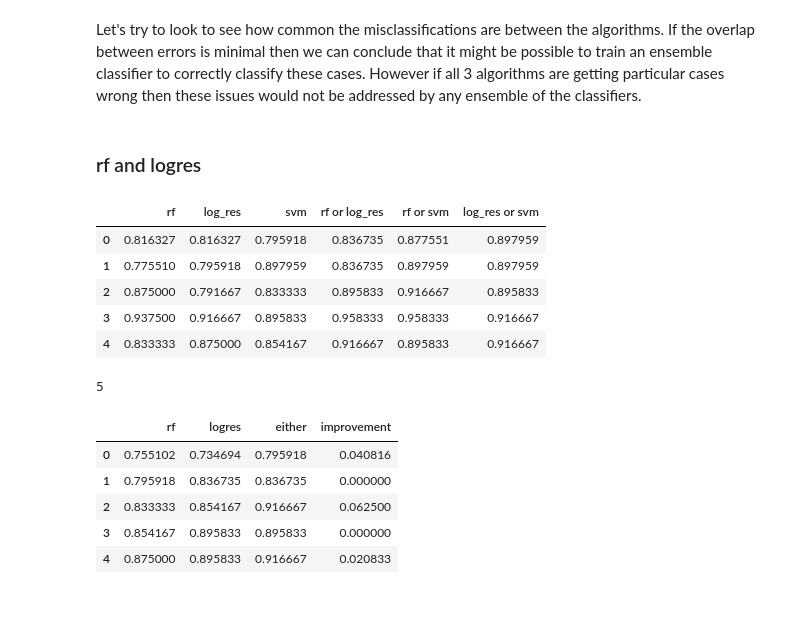
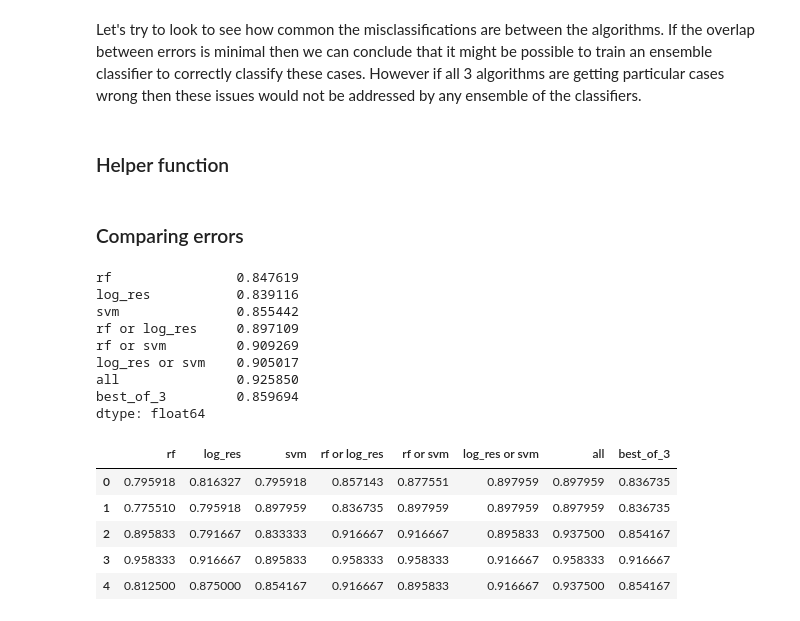
Before and after one commit to FredrickMMartin/Heart-Disease-Prediction, a Jupyter notebook: Write_up_Classifying.ipynb, the cells around one changed output. Cells and saved outputs as stored; diff of their text form; code cells hidden in the pictures.

```diff
--- a/Write_up_Classifying.ipynb
+++ b/Write_up_Classifying.ipynb
@@ -733,7 +733,7 @@ Secondly, the ratios and products are more prominent for the log_res and svm mod
 Let's try to look to see how common the misclassifications are between the algorithms.
 If the overlap between errors is minimal then we can conclude that it might be possible to train an ensemble classifier to correctly classify these cases. However if all 3 algorithms are getting particular cases wrong then these issues would not be addressed by any ensemble of the classifiers.
 # %% [markdown]
-### rf and logres
+### Helper function
 # %%
 def error_comparison(classifier_list, classifier_names_list, classifier_features_list, X_train, y_train):
     """
@@ -789,6 +789,7 @@ def error_comparison(classifier_list, classifier_names_list, classifier_features
         # create a copy of the classifiers_name_list to remove each classifier once it has been used
         names_copy = classifier_names_list.copy()
 
+        # for different pairs of classifiers, identify percentage of cases when either classifier is correct
         for clf_name_1 in classifier_names_list:
             names_copy.remove(clf_name_1)
 
@@ -807,40 +808,61 @@ def error_comparison(classifier_list, classifier_names_list, classifier_features
 
                 result[new_field_name] = prior_results
 
+        # find percentage of cases when any classifier is correct
+        clf_name_1, clf_name_2, clf_name_3 = classifier_names_list
+
+        predictions_1 = temp_results_df[clf_name_1]
+        predictions_2 = temp_results_df[clf_name_2]
+        predictions_3 = temp_results_df[clf_name_3]
+
+        all_score = ((predictions_3 == y_test_k) | (predictions_2 == y_test_k) | (predictions_1 == y_test_k)).mean()
+
+        best_of_3_score = (((predictions_2 == y_test_k) & (predictions_1 == y_test_k)) | ((predictions_3 == y_test_k) & (predictions_1 == y_test_k)) | ((predictions_3 == y_test_k) & (predictions_2 == y_test_k))).mean()
+
+        #add 'all' prediction accuracy to dict
+        prior_results = result.get('all', [])
+
+        prior_results.append(all_score)
+
+        result['all'] = prior_results
+
+        #add 'best_of_3' prediction accuracy to dict
+        prior_results = result.get('best_of_3', [])
+
+        prior_results.append(best_of_3_score)
+
+        result['best_of_3'] = prior_results
+
     final_results = pd.DataFrame(result)
 
     return final_results
+# %% [markdown]
+### Comparing errors
 # %%
 classifier_list = [RandomForestClassifier(random_state = 42, min_samples_leaf = 0.2)
                    , LogisticRegression(random_state = 42, C = 0.3)
                   , SVC(random_state = 42, C = 1.0)]
 classifier_names_list = ['rf', 'log_res', 'svm']
-classifier_features_list = [rf_features, log_res_features, svm_features]
+classifier_features_list = [rf_best_features, log_res_best_features, svm_best_features]
 
-resutls_df = error_comparison(classifier_list, classifier_names_list, classifier_features_list, X_train, y_train)
+results_df = error_comparison(classifier_list, classifier_names_list, classifier_features_list, X_train, y_train)
 # %%
-resutls_df
+print(results_df.mean())
+results_df
 # %% [output]
+rf                0.847619
+log_res           0.839116
+svm               0.855442
+rf or log_res     0.897109
+rf or svm         0.909269
+log_res or svm    0.905017
+all               0.925850
+best_of_3         0.859694
+dtype: float64
-|  | rf | log_res | svm | rf or log_res | rf or svm | log_res or svm |
-| 0 | 0.816327 | 0.816327 | 0.795918 | 0.836735 | 0.877551 | 0.897959 |
-| 1 | 0.775510 | 0.795918 | 0.897959 | 0.836735 | 0.897959 | 0.897959 |
-| 2 | 0.875000 | 0.791667 | 0.833333 | 0.895833 | 0.916667 | 0.895833 |
-| 3 | 0.937500 | 0.916667 | 0.895833 | 0.958333 | 0.958333 | 0.916667 |
-| 4 | 0.833333 | 0.875000 | 0.854167 | 0.916667 | 0.895833 | 0.916667 |
+|  | rf | log_res | svm | rf or log_res | rf or svm | log_res or svm | all | best_of_3 |
+| 0 | 0.795918 | 0.816327 | 0.795918 | 0.857143 | 0.877551 | 0.897959 | 0.897959 | 0.836735 |
+| 1 | 0.775510 | 0.795918 | 0.897959 | 0.836735 | 0.897959 | 0.897959 | 0.897959 | 0.836735 |
+| 2 | 0.895833 | 0.791667 | 0.833333 | 0.916667 | 0.916667 | 0.895833 | 0.937500 | 0.854167 |
+| 3 | 0.958333 | 0.916667 | 0.895833 | 0.958333 | 0.958333 | 0.916667 | 0.958333 | 0.916667 |
+| 4 | 0.812500 | 0.875000 | 0.854167 | 0.916667 | 0.895833 | 0.916667 | 0.937500 | 0.854167 |
-# %%
-skf = StratifiedKFold(n_splits=5)
-skf.get_n_splits(X_train, y_train)
-# %% [output]
-5
-# %%
-combined_scores = pd.DataFrame(list(zip(correct_predictions_1, correct_predictions_2, either_correct)),columns =['rf', 'logres', 'either'])
-combined_scores['improvement'] = combined_scores['either'] - combined_scores[['rf', 'logres']].max(axis = 1)
-combined_scores
-# %% [output]
-|  | rf | logres | either | improvement |
-| 0 | 0.755102 | 0.734694 | 0.795918 | 0.040816 |
-| 1 | 0.795918 | 0.836735 | 0.836735 | 0.000000 |
-| 2 | 0.833333 | 0.854167 | 0.916667 | 0.062500 |
-| 3 | 0.854167 | 0.895833 | 0.895833 | 0.000000 |
-| 4 | 0.875000 | 0.895833 | 0.916667 | 0.020833 |
 # %% [markdown]
```
Also changed, not shown: parts of 24 cells of this notebook.
